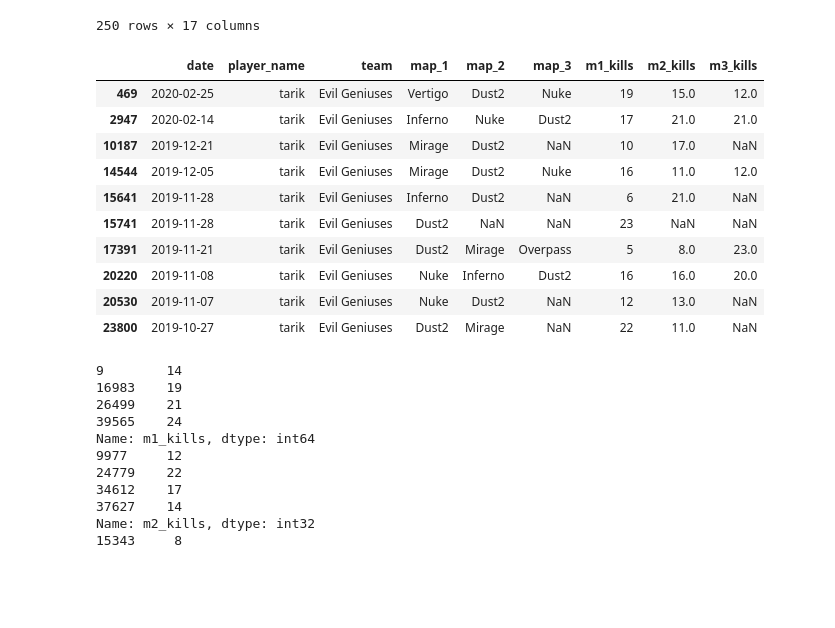
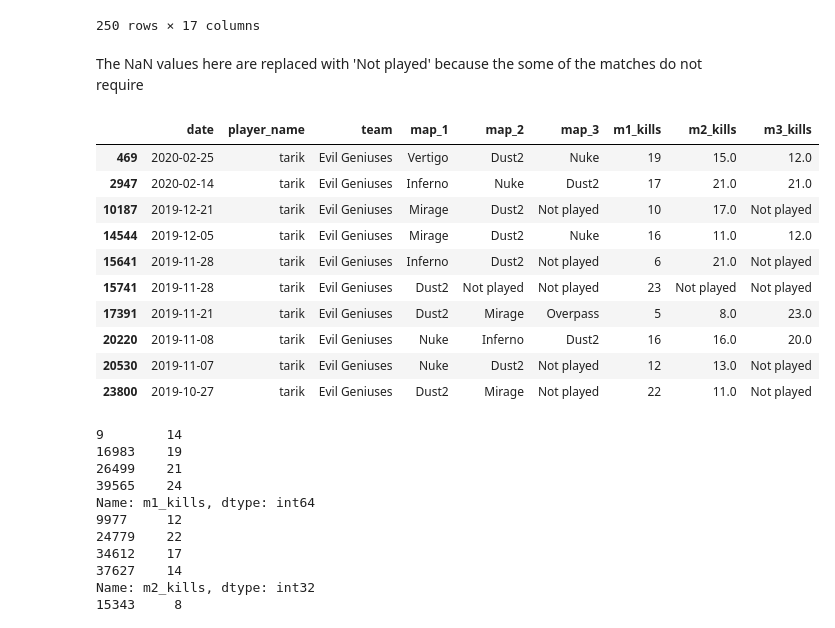
Before and after one commit to siark98/project_general_assembly, a Jupyter notebook: player.ipynb, the cells around one changed output. Cells and saved outputs as stored; diff of their text form; code cells hidden in the pictures; blank space fills up the shorter version.

```diff
--- a/player.ipynb
+++ b/player.ipynb
@@ -224,21 +234,23 @@ player[player['event_name']=='World Championships 2015'].iloc[:,np.r_[1:7,21:32]
 | 383205 | pronax | Sweden | Serbia | Sweden | 41 | 2298498 | 1 | 1.43 | 22 | 5 | ... |
 | 383206 | pyth | Sweden | Serbia | Sweden | 7527 | 2298498 | -1 | 0.89 | 14 | 5 | ... |
 250 rows × 17 columns
+# %% [markdown]
+The NaN values here are replaced with 'Not played' because the some of the matches do not require
 # %%
 #player performance on selected map
-player[(player['player_name']=='tarik') & ((player['map_1']=='Dust2') | (player['map_2']=='Dust2') | (player['map_3']=='Dust2'))].iloc[:,np.r_[0:3,10:13,23,33,43]].head(10)
+player[(player['player_name']=='tarik') & ((player['map_1']=='Dust2') | (player['map_2']=='Dust2') | (player['map_3']=='Dust2'))].iloc[:,np.r_[0:3,10:13,23,33,43]].fillna(value='Not played').head(10)
 # %% [output]
 |  | date | player_name | team | map_1 | map_2 | map_3 | m1_kills | m2_kills | m3_kills |
 | 469 | 2020-02-25 | tarik | Evil Geniuses | Vertigo | Dust2 | Nuke | 19 | 15.0 | 12.0 |
 | 2947 | 2020-02-14 | tarik | Evil Geniuses | Inferno | Nuke | Dust2 | 17 | 21.0 | 21.0 |
-| 10187 | 2019-12-21 | tarik | Evil Geniuses | Mirage | Dust2 | NaN | 10 | 17.0 | NaN |
+| 10187 | 2019-12-21 | tarik | Evil Geniuses | Mirage | Dust2 | Not played | 10 | 17.0 | Not played |
 | 14544 | 2019-12-05 | tarik | Evil Geniuses | Mirage | Dust2 | Nuke | 16 | 11.0 | 12.0 |
-| 15641 | 2019-11-28 | tarik | Evil Geniuses | Inferno | Dust2 | NaN | 6 | 21.0 | NaN |
-| 15741 | 2019-11-28 | tarik | Evil Geniuses | Dust2 | NaN | NaN | 23 | NaN | NaN |
+| 15641 | 2019-11-28 | tarik | Evil Geniuses | Inferno | Dust2 | Not played | 6 | 21.0 | Not played |
+| 15741 | 2019-11-28 | tarik | Evil Geniuses | Dust2 | Not played | Not played | 23 | Not played | Not played |
 | 17391 | 2019-11-21 | tarik | Evil Geniuses | Dust2 | Mirage | Overpass | 5 | 8.0 | 23.0 |
 | 20220 | 2019-11-08 | tarik | Evil Geniuses | Nuke | Inferno | Dust2 | 16 | 16.0 | 20.0 |
-| 20530 | 2019-11-07 | tarik | Evil Geniuses | Nuke | Dust2 | NaN | 12 | 13.0 | NaN |
-| 23800 | 2019-10-27 | tarik | Evil Geniuses | Dust2 | Mirage | NaN | 22 | 11.0 | NaN |
+| 20530 | 2019-11-07 | tarik | Evil Geniuses | Nuke | Dust2 | Not played | 12 | 13.0 | Not played |
+| 23800 | 2019-10-27 | tarik | Evil Geniuses | Dust2 | Mirage | Not played | 22 | 11.0 | Not played |
 # %%
 def perf_map(gamer,map_name):
     #player performance on selected map
```
Also changed, not shown: parts of 6 cells of this notebook.
